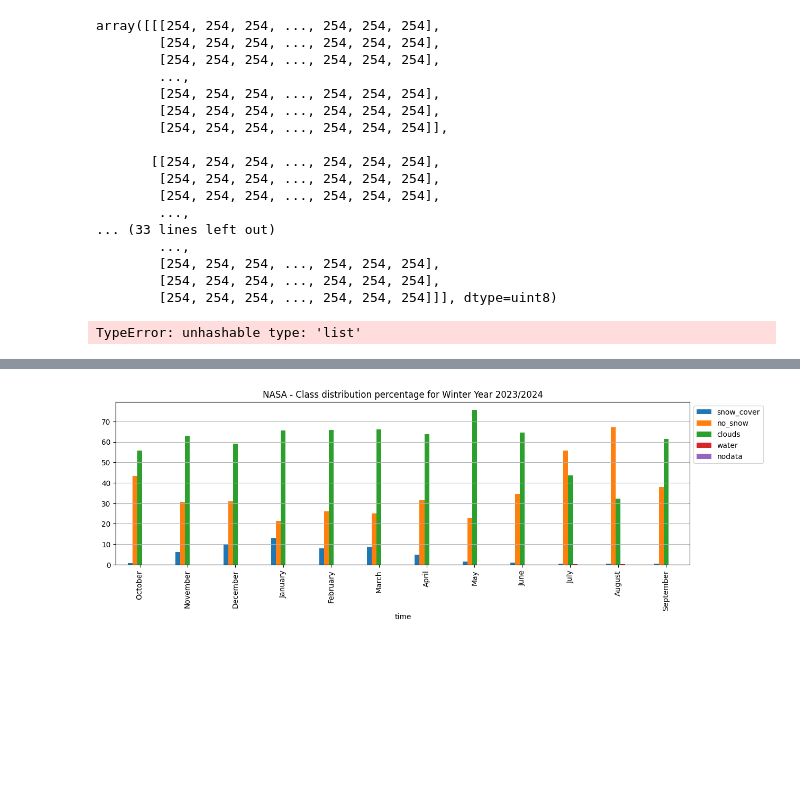
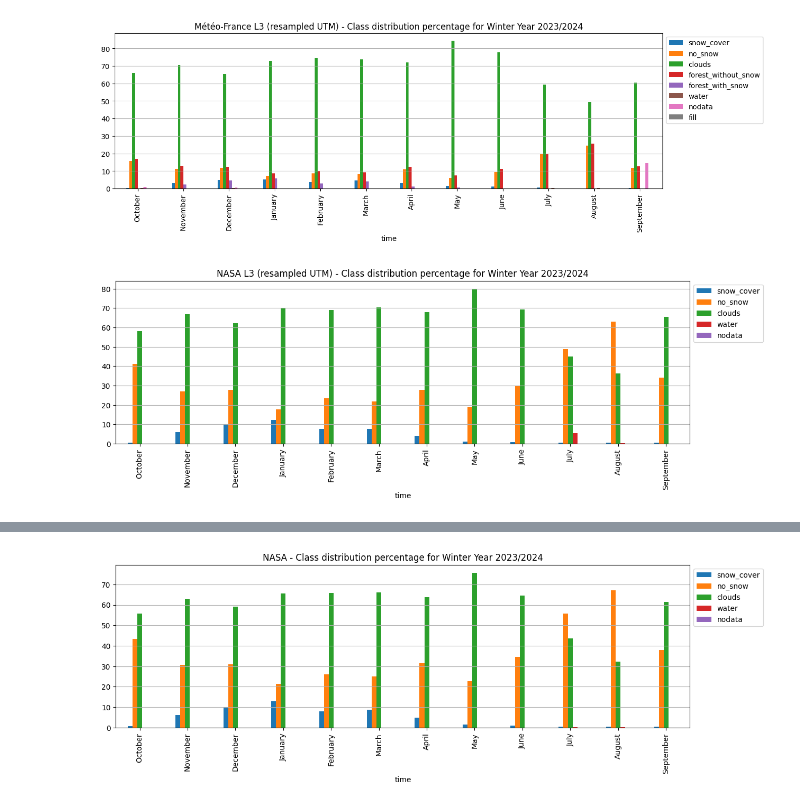
Before and after one commit to nicolaimpe/viirsnow, a Jupyter notebook: notebooks/products_completeness.ipynb, the cells around one changed output, grey strips where cells are left out. Saved outputs shown, nothing was run; the diff lists cells and outputs as text; code cells hidden in the pictures; blank space fills up the shorter version.

Commit message:
monthly means and validation against old analysis for completeness

```diff
--- a/notebooks/products_completeness.ipynb
+++ b/notebooks/products_completeness.ipynb
@@ -58,31 +19,3 @@ WY_2024_2025_SuomiNPP_nasa_l3_time_series_res_375m.nc.aux.xml
-# %%
-import xarray as xr
-
-ds=xr.open_dataset("/home/imperatoren/work/VIIRS_S2_comparison/viirsnow/output_folder/version_3/WY_2023_2024_SNPP_meteofrance_l3_res_1000m.nc", mask_and_scale=False)
-ds.snow_cover_fraction.sel(time=slice(None,None))
-# %% [output]
-array([[[254, 254, 254, ..., 254, 254, 254],
-        [254, 254, 254, ..., 254, 254, 254],
-        [254, 254, 254, ..., 254, 254, 254],
-        ...,
-        [254, 254, 254, ..., 254, 254, 254],
-        [254, 254, 254, ..., 254, 254, 254],
-        [254, 254, 254, ..., 254, 254, 254]],
-
-       [[254, 254, 254, ..., 254, 254, 254],
-        [254, 254, 254, ..., 254, 254, 254],
-        [254, 254, 254, ..., 254, 254, 254],
-        ...,
-... (33 lines left out)
-        ...,
-        [254, 254, 254, ..., 254, 254, 254],
-        [254, 254, 254, ..., 254, 254, 254],
-        [254, 254, 254, ..., 254, 254, 254]]], dtype=uint8)
-# %%
-from winter_year import Year
-Year(0).month_dict[['january']]
-# %% [output]
-TypeError: unhashable type: 'list'
 # %%
 from typing import List
 from matplotlib.axes import Axes
@@ -102,11 +35,12 @@ def classes_bar_distribution(
 ) -> None:
     year_data_frame = year_stats_data_array.to_pandas()
     if classes_to_plot == "all":
-        classes_to_plot = year_data_frame.index
+        classes_to_plot = year_data_frame.columns
 
-    year_data_frame = year_data_frame.transpose()
     year_data_frame.index = year_data_frame.index.strftime("%B")
     year_data_frame[classes_to_plot].plot.bar(ax=ax)
+    ax.legend(bbox_to_anchor=(1, 1))
+    ax.grid(True, axis='y')
 
 def plot_stacked(data1: pd.Series, data2: pd.Series, ax: Axes, label1: str='data1', label2: str='data2', bar_width: float=0.35, color1='tab:blue', color2='tab:orange'):
 
@@ -123,3 +57,46 @@ def plot_separate_bar(data: pd.Series, ax: Axes, label:str='data', bar_width:flo
     # Plot separate bar (Column3)
     ax.bar([i + bar_width for i in x],data, width=bar_width, label=label,color=color)
     ax.set_xticks([i + bar_width / 2 for i in x])
+
+
+def plot_multiple_stacked(data : List[pd.Series], ax: Axes, stacked : List[bool], labels : List[str], colors:List[str]):
+
+    if len(data) != len(stacked):
+        raise ValueError
+    # Bar width and x positions
+    n_bars = len(data) - np.array(stacked).sum()
+    bar_width = 0.75/n_bars
+    x = range(len(data[0]))
+
+    for idx,datum in enumerate(data):
+        # Plot stacked bar (sum of Column1 and Column2)
+
+        if not stacked[idx]:
+            x =x+bar_width
+
+        if stacked[idx]:
+            ax.bar(x, datum, bottom=data[idx-1], width=bar_width, label=labels[idx], color=colors[idx])
+        else:
+            ax.bar(x, datum, width=bar_width, label=labels[idx], color=colors[idx])
+
+
+    ax.set_xticks(np.arange(0.5,len(data[0])+0.5))
+# %%
+import matplotlib.pyplot as plt
+
+fig,ax  = plt.subplots(figsize=(14,4))
+
+ax.set_title(f"Météo-France L3 (resampled UTM) - Class distribution percentage for {str(winter_year)}")
+month_percentages = meteofrance_stats_ds['percentage'].resample({'time': "1ME"}).mean()
+classes_bar_distribution(month_percentages,ax=ax)
+# %% [output]
+[figure, added]
+# %%
+import matplotlib.pyplot as plt
+
+fig,ax  = plt.subplots(figsize=(14,4))
+
+ax.set_title(f"NASA L3 (resampled UTM) - Class distribution percentage for {str(winter_year)}")
+classes_bar_distribution(nasa_stats_ds['percentage'].resample({'time': "1ME"}).mean(),ax=ax)
+# %% [output]
+[figure, added]
```
Also changed, not shown: parts of 10 cells of this notebook, 6 other files.
